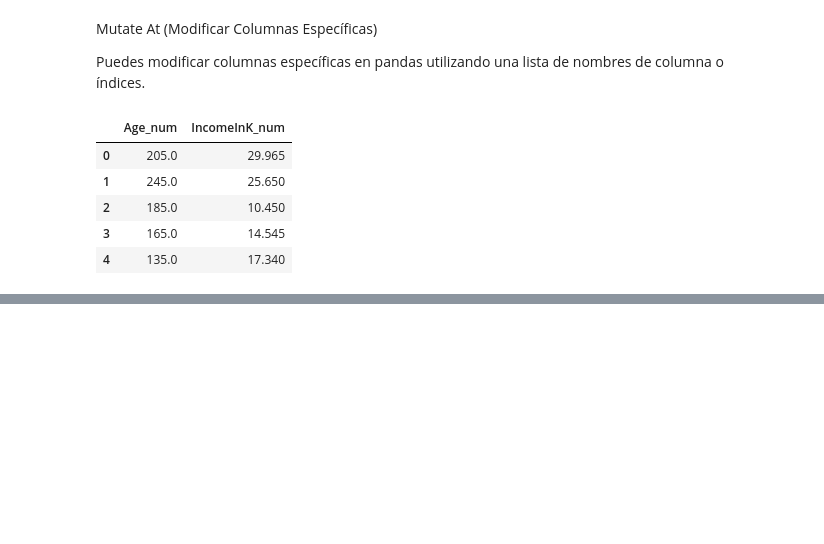
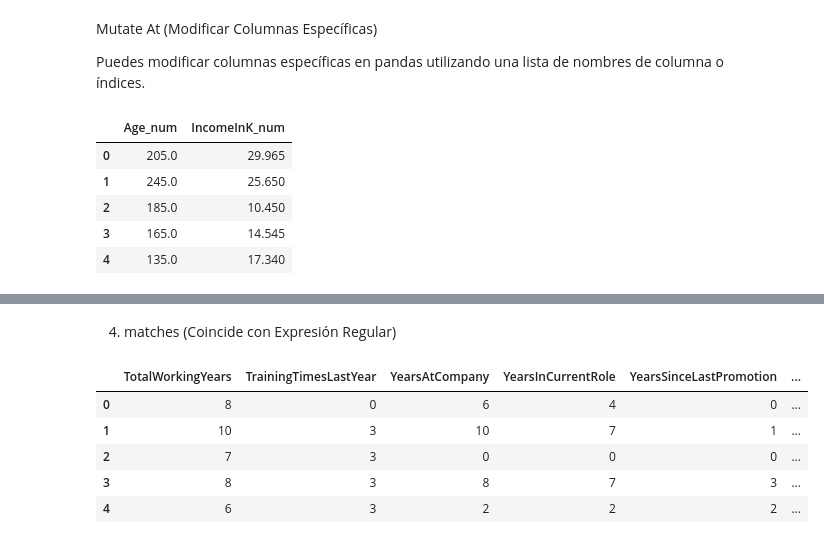
Before and after one commit to miguel-conde/explo_py, a Jupyter notebook: PYTHON/notebooks/TABLAS/explo_pandas.ipynb, the cells around one changed output, grey strips where cells are left out. Drawn from its saved outputs; the diff is of its cells as text; code cells hidden in the pictures; blank space fills up the shorter version.

```diff
--- a/PYTHON/notebooks/TABLAS/explo_pandas.ipynb
+++ b/PYTHON/notebooks/TABLAS/explo_pandas.ipynb
@@ -370,0 +513,16 @@ rowwise
+# %% [markdown]
+4. matches (Coincide con Expresión Regular)
+# %%
+# Seleccionando columnas que coincidan con la expresión regular
+# (columnas que contienen una vocal seguida de la letra "a")
+matches_regex = df.filter(regex='[aeiou]a')
+
+# Mostrando las primeras filas
+matches_regex.head()
+# %% [output]
+|  | TotalWorkingYears | TrainingTimesLastYear | YearsAtCompany | YearsInCurrentRole | YearsSinceLastPromotion | ... |
+| 0 | 8 | 0 | 6 | 4 | 0 | ... |
+| 1 | 10 | 3 | 10 | 7 | 1 | ... |
+| 2 | 7 | 3 | 0 | 0 | 0 | ... |
+| 3 | 8 | 3 | 8 | 7 | 3 | ... |
+| 4 | 6 | 3 | 2 | 2 | 2 | ... |
```
Also changed, not shown: parts of 53 cells of this notebook.
